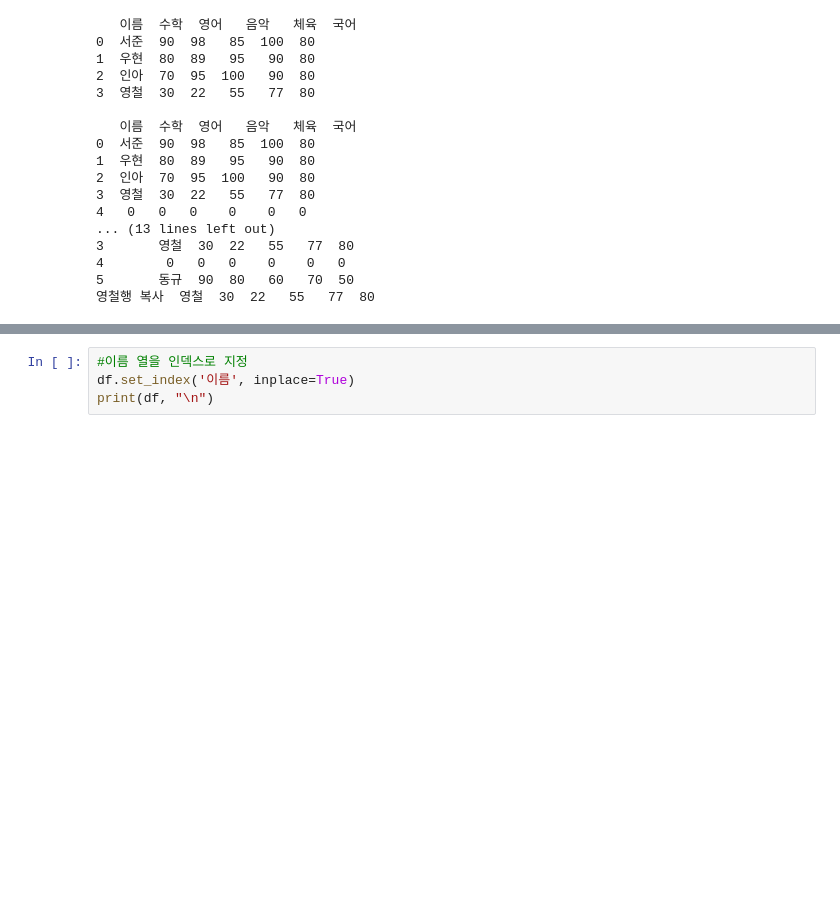
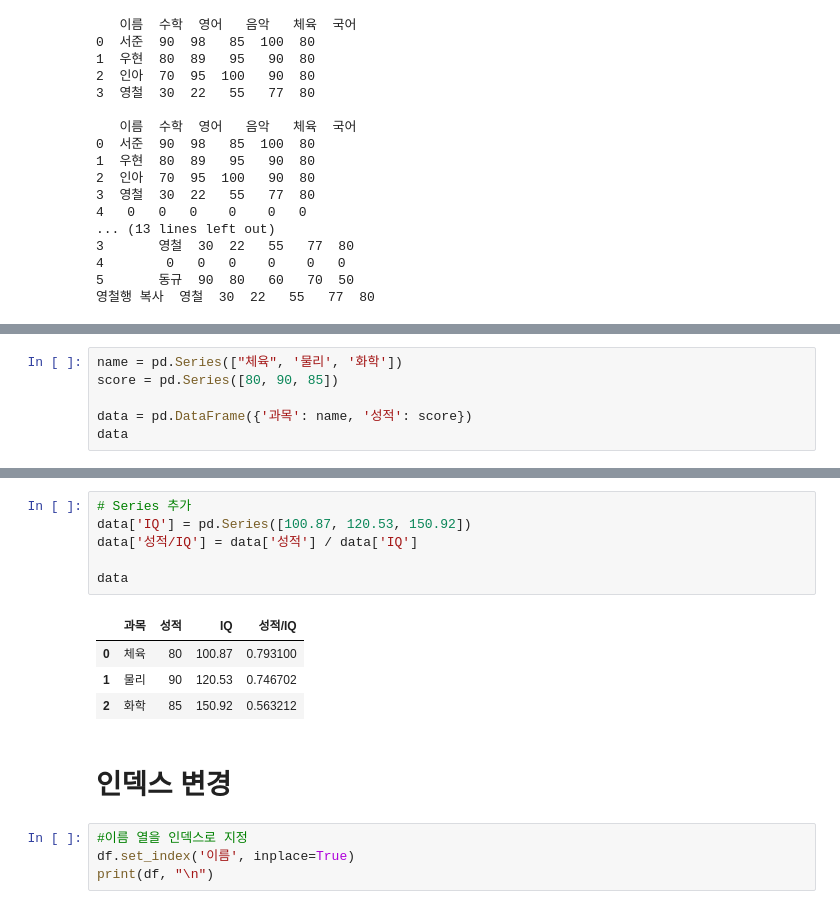
Before and after one commit to Jake0925/Pandas, a Jupyter notebook: Pandas.ipynb, the cells around one changed output, grey strips where cells are left out. Saved outputs shown, nothing was run; the diff lists cells and outputs as text; blank space fills up the shorter version.

```diff
--- a/Pandas.ipynb
+++ b/Pandas.ipynb
@@ -60,0 +62,6 @@ print(df, "\n")
+# %%
+name = pd.Series(["체육", '물리', '화학'])
+score = pd.Series([80, 90, 85])
+
+data = pd.DataFrame({'과목': name, '성적': score})
+data
@@ -61,3 +90,16 @@ print(df, "\n")
+# %%
+# Series 추가
+data['IQ'] = pd.Series([100.87, 120.53, 150.92])
+data['성적/IQ'] = data['성적'] / data['IQ']
+
+data
+# %% [output]
+|  | 과목 | 성적 | IQ | 성적/IQ |
+| 0 | 체육 | 80 | 100.87 | 0.793100 |
+| 1 | 물리 | 90 | 120.53 | 0.746702 |
+| 2 | 화학 | 85 | 150.92 | 0.563212 |
+# %% [markdown]
+# 인덱스 변경
 # %%
 #이름 열을 인덱스로 지정
 df.set_index('이름', inplace=True)
```
Also changed, not shown: parts of 21 cells of this notebook.
